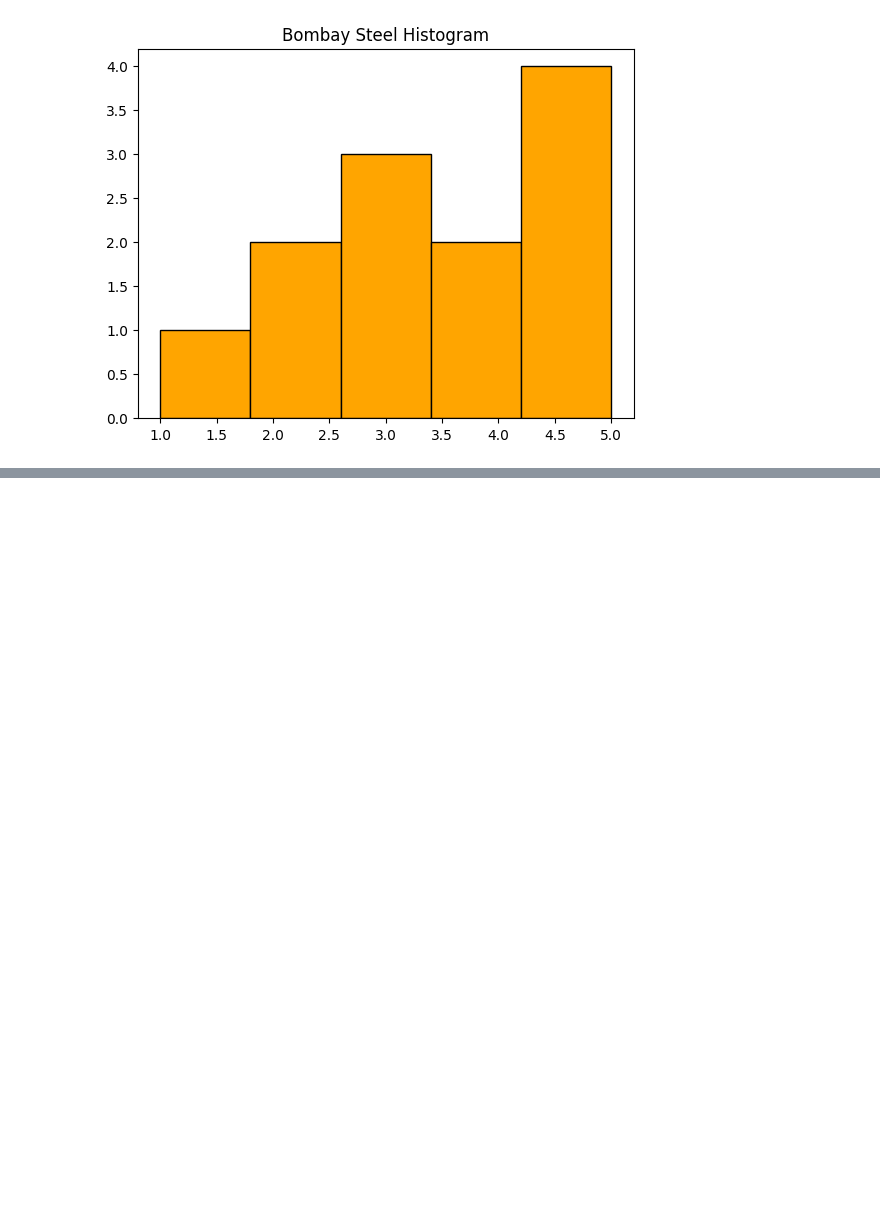
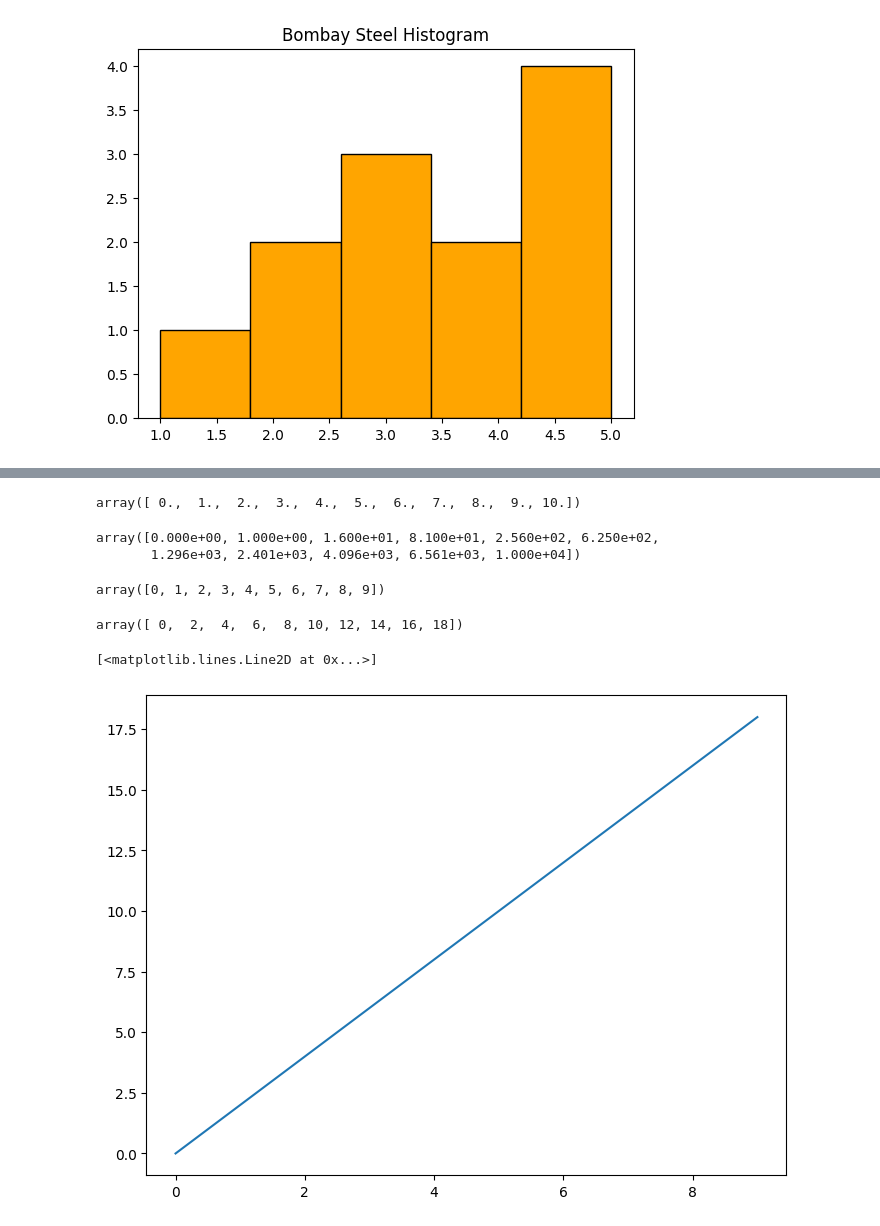
Before and after one commit to rahulgoraksha/ml-algorithms-practice, a Jupyter notebook: notebooks/5-matplotlib.ipynb, the cells around one changed output, grey strips where cells are left out. Cells and saved outputs as stored; diff of their text form; code cells hidden in the pictures; blank space fills up the shorter version.

```diff
--- a/notebooks/5-matplotlib.ipynb
+++ b/notebooks/5-matplotlib.ipynb
@@ -103,0 +157,29 @@ plt.show()
+# %%
+a = np.linspace(0,10,11)
+a
+# %% [output]
+array([ 0.,  1.,  2.,  3.,  4.,  5.,  6.,  7.,  8.,  9., 10.])
+# %%
+b = a **4
+b
+# %% [output]
+array([0.000e+00, 1.000e+00, 1.600e+01, 8.100e+01, 2.560e+02, 6.250e+02,
+       1.296e+03, 2.401e+03, 4.096e+03, 6.561e+03, 1.000e+04])
+# %%
+x = np.arange(0,10)
+x
+# %% [output]
+array([0, 1, 2, 3, 4, 5, 6, 7, 8, 9])
+# %%
+y = 2 * x
+y
+# %% [output]
+array([ 0,  2,  4,  6,  8, 10, 12, 14, 16, 18])
+# %%
+fig = plt.figure()
+axis = fig.add_axes([0,0,1,1]) #left, bottom, width, height (range 0 to 1)
+
+axis.plot(x,y)
+# %% [output]
+[<matplotlib.lines.Line2D at 0x...>]
+[figure, added]
```
Also changed, not shown: parts of 14 cells of this notebook, 2 other files.
